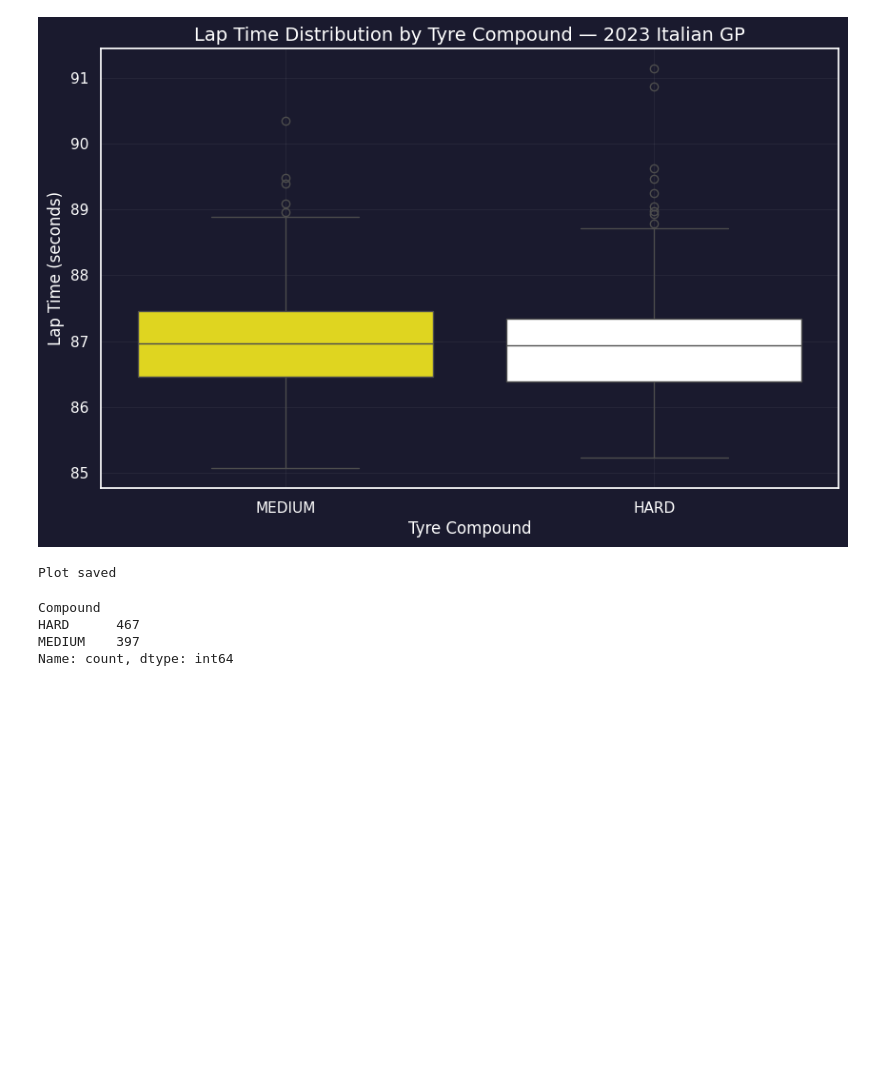
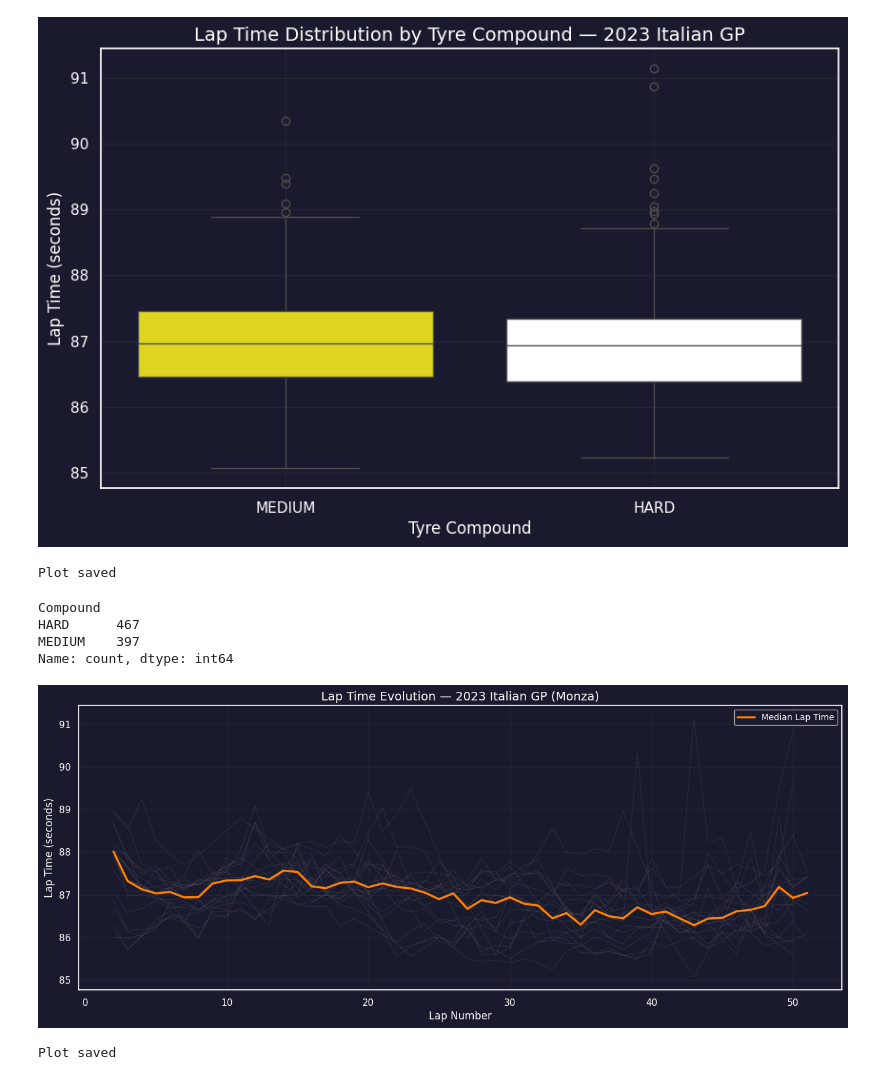
Before and after one commit to brojokishor/f1-eda, a Jupyter notebook: notebooks/03_analysis_and_viz.ipynb, the cells around one changed output. Saved outputs shown, nothing was run; the diff lists cells and outputs as text; code cells hidden in the pictures; blank space fills up the shorter version.

Commit message:
analysis notebook: lap time evolution and team consistency plots complete

```diff
--- a/notebooks/03_analysis_and_viz.ipynb
+++ b/notebooks/03_analysis_and_viz.ipynb
@@ -176,0 +181,35 @@ Name: count, dtype: int64
+# %%
+clean = laps[laps['LapTime'] < 120].copy()
+
+# Average lap time per lap across all drivers
+avg_laptimes = clean.groupby('LapNumber')['LapTime'].median().reset_index()
+
+plt.figure(figsize=(16, 6), facecolor='#1a1a2e')
+ax = plt.gca()
+ax.set_facecolor('#1a1a2e')
+
+# Individual driver lines — faint
+for driver in clean['Driver'].unique():
+    driver_data = clean[clean['Driver'] == driver]
+    ax.plot(driver_data['LapNumber'], driver_data['LapTime'],
+            color='white', alpha=0.07, linewidth=1)
+
+# Median line on top — bold
+ax.plot(avg_laptimes['LapNumber'], avg_laptimes['LapTime'],
+        color='#FF8000', linewidth=2.5, label='Median Lap Time', zorder=5)
+
+ax.set_xlabel('Lap Number', color='white')
+ax.set_ylabel('Lap Time (seconds)', color='white')
+ax.set_title('Lap Time Evolution — 2023 Italian GP (Monza)',
+             color='white', fontsize=14)
+ax.tick_params(colors='white')
+ax.grid(True, color='white', alpha=0.08, linewidth=0.5)
+ax.legend(fontsize=10, facecolor='#1a1a2e', labelcolor='white')
+
+save_path = '/home/bkm/Downloads/Desktop/F1 EDA Project/f1-eda/outputs/figures/laptime_evolution.png'
+plt.savefig(save_path, dpi=150, bbox_inches='tight')
+plt.show()
+print("Plot saved")
+# %% [output]
+[figure, added]
+Plot saved
```
Also changed, not shown: parts of 7 cells of this notebook, 4 other files.
